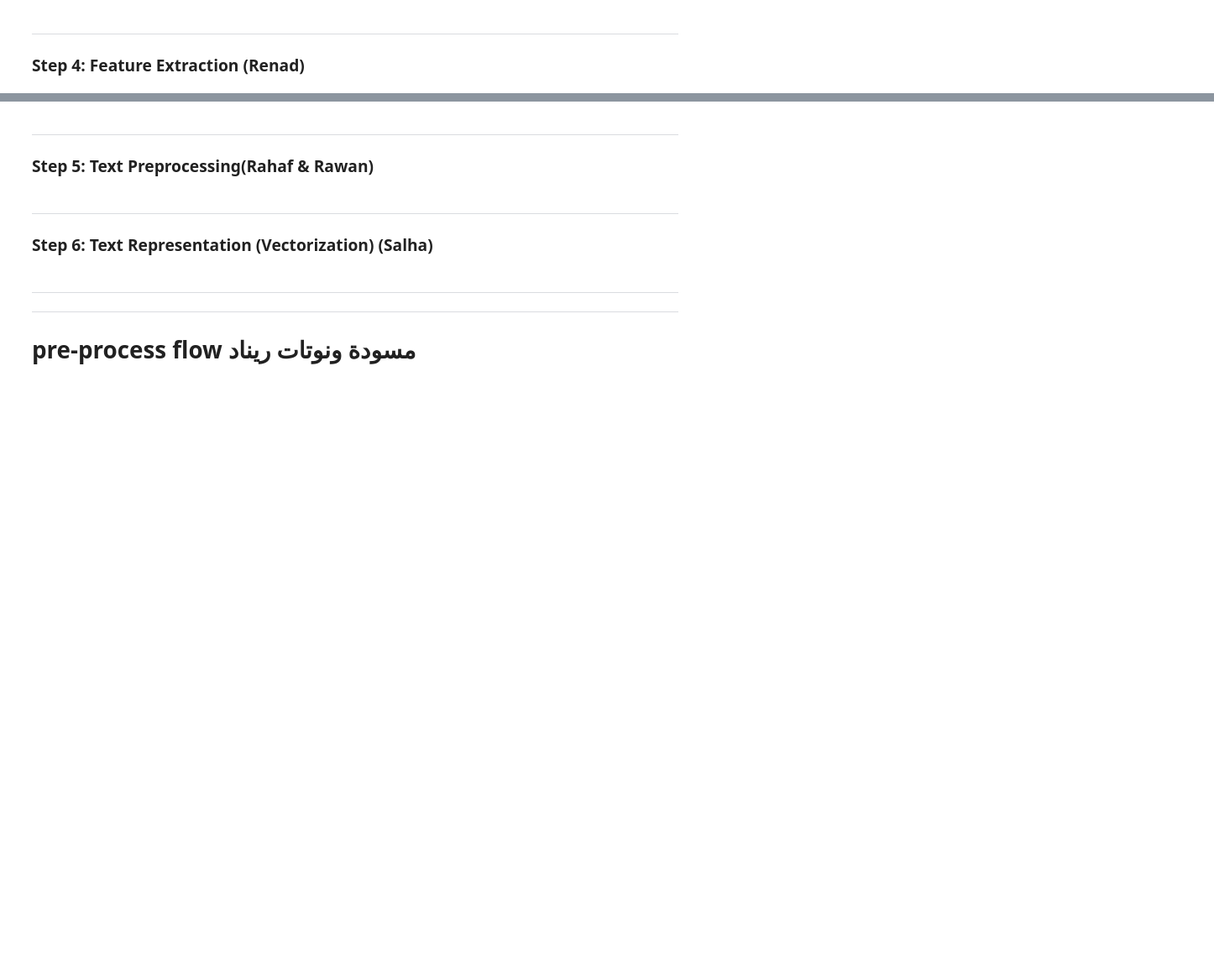
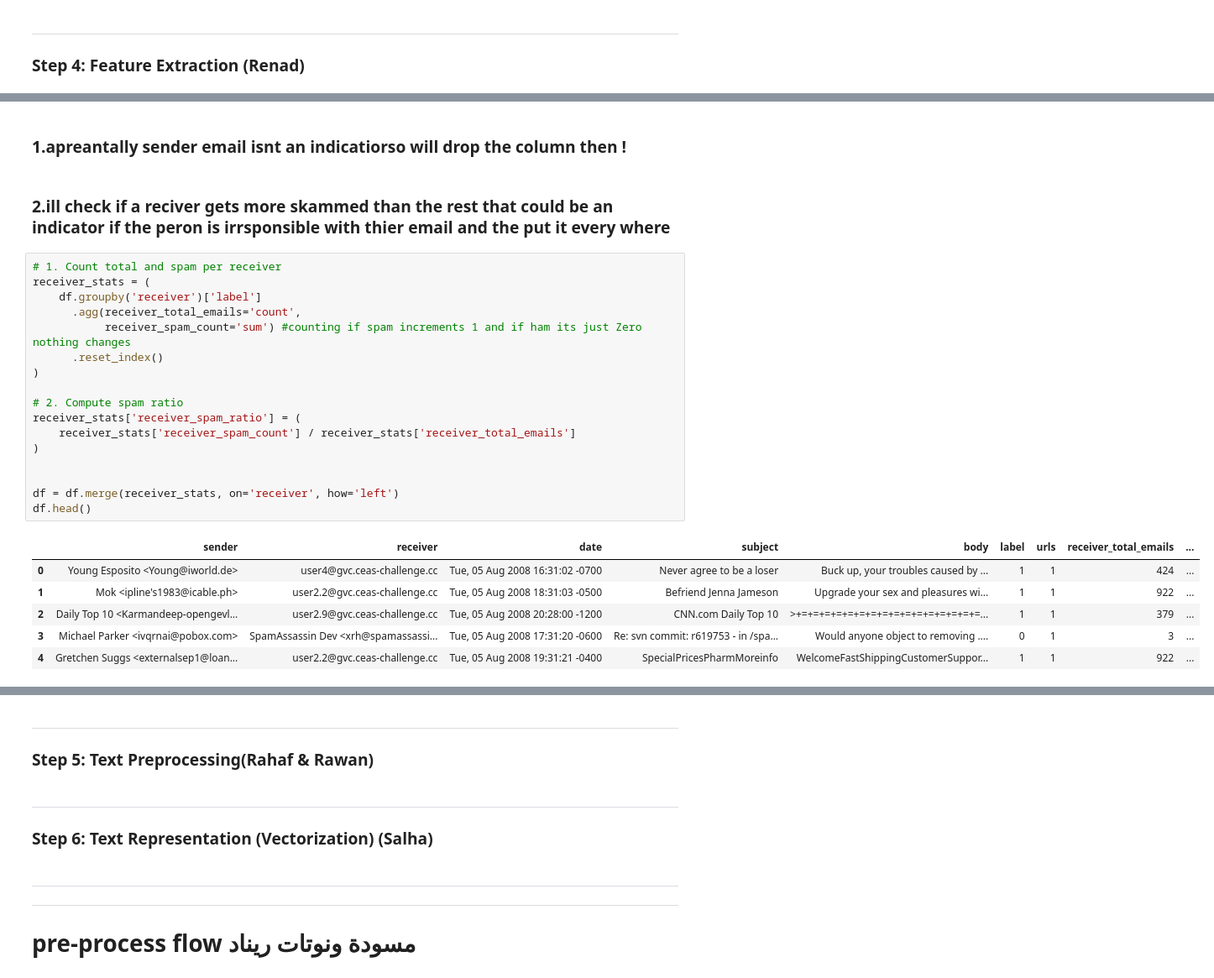
Before and after one commit to Renadyousef/SWE485-Project-Group1, a Jupyter notebook: Phase1_Data_Exploration.ipynb, the cells around one changed output, grey strips where cells are left out. Shown at 84% size. Drawn from its saved outputs; the diff is of its cells as text; blank space fills up the shorter version.

```diff
--- a/Phase1_Data_Exploration.ipynb
+++ b/Phase1_Data_Exploration.ipynb
@@ -385,0 +437,28 @@ print(f"✅ Saved cleaned dataset → {cleaned_path}")
+# %% [markdown]
+### 1.apreantally sender email isnt an indicatiorso will drop the column then !
+# %% [markdown]
+### 2.ill check if a reciver gets more skammed than the rest that could be an indicator if the peron is irrsponsible with thier email and the put it every where
+# %%
+# 1. Count total and spam per receiver
+receiver_stats = (
+    df.groupby('receiver')['label']
+      .agg(receiver_total_emails='count',
+           receiver_spam_count='sum') #counting if spam increments 1 and if ham its just Zero nothing changes
+      .reset_index()
+)
+
+# 2. Compute spam ratio
+receiver_stats['receiver_spam_ratio'] = (
+    receiver_stats['receiver_spam_count'] / receiver_stats['receiver_total_emails']
+)
+
+
+df = df.merge(receiver_stats, on='receiver', how='left')
+df.head()
+# %% [output]
+|  | sender | receiver | date | subject | body | label | urls | receiver_total_emails | ... |
+| 0 | Young Esposito <Young@iworld.de> | user4@gvc.ceas-challenge.cc | Tue, 05 Aug 2008 16:31:02 -0700 | Never agree to be a loser | Buck up, your troubles caused by ... | 1 | 1 | 424 | ... |
+| 1 | Mok <ipline's1983@icable.ph> | user2.2@gvc.ceas-challenge.cc | Tue, 05 Aug 2008 18:31:03 -0500 | Befriend Jenna Jameson | Upgrade your sex and pleasures wi... | 1 | 1 | 922 | ... |
+| 2 | Daily Top 10 <Karmandeep-opengevl... | user2.9@gvc.ceas-challenge.cc | Tue, 05 Aug 2008 20:28:00 -1200 | CNN.com Daily Top 10 | >+=+=+=+=+=+=+=+=+=+=+=+=+=+=+=+=... | 1 | 1 | 379 | ... |
+| 3 | Michael Parker <ivqrnai@pobox.com> | SpamAssassin Dev <xrh@spamassassi... | Tue, 05 Aug 2008 17:31:20 -0600 | Re: svn commit: r619753 - in /spa... | Would anyone object to removing .... | 0 | 1 | 3 | ... |
+| 4 | Gretchen Suggs <externalsep1@loan... | user2.2@gvc.ceas-challenge.cc | Tue, 05 Aug 2008 19:31:21 -0400 | SpecialPricesPharmMoreinfo | WelcomeFastShippingCustomerSuppor... | 1 | 1 | 922 | ... |
```
Also changed, not shown: parts of 12 cells of this notebook.
